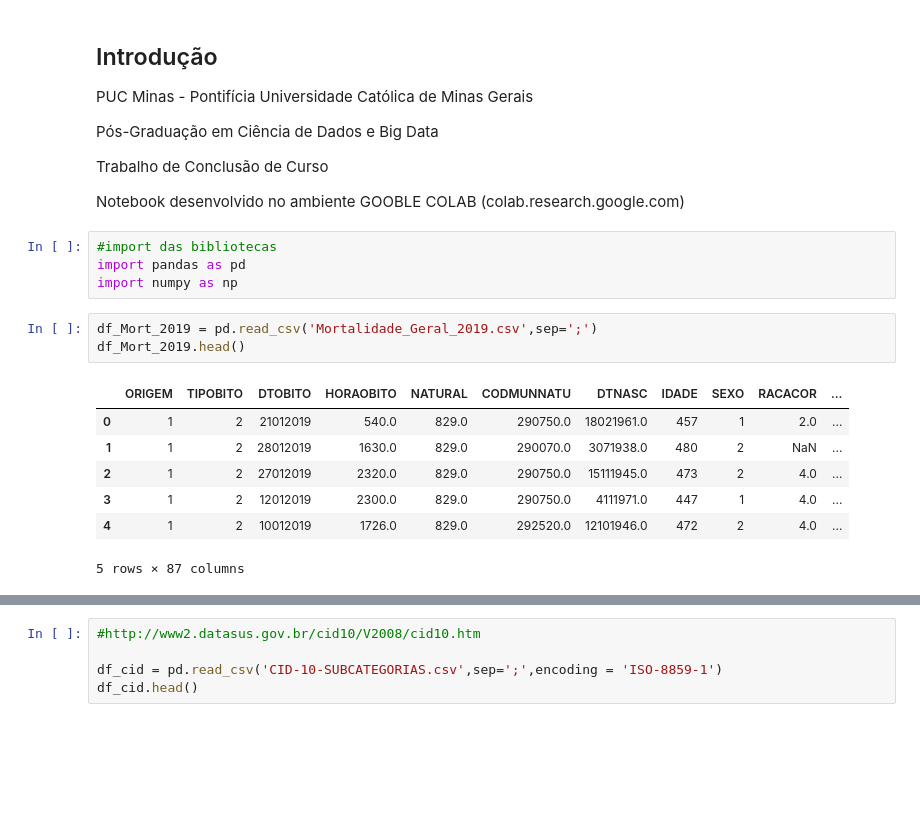
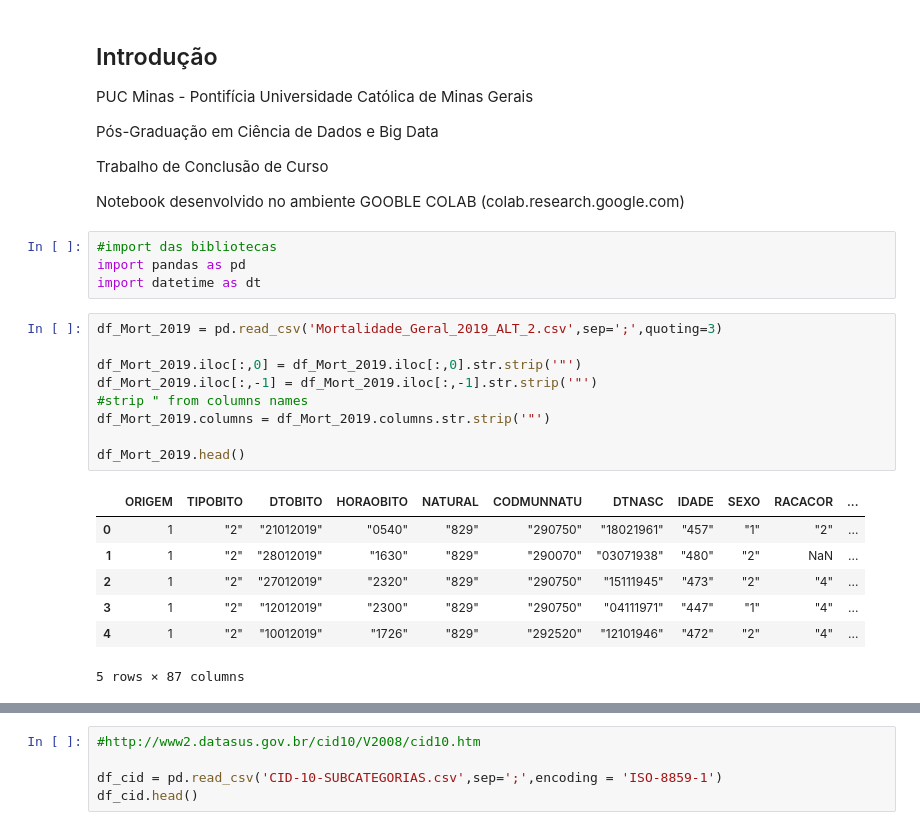
Before and after one commit to drianc/TCC-PUC-MINAS, a Jupyter notebook: TCC_Ciencia_Dados_PUC_Minas.ipynb, the cells around one changed output, grey strips where cells are left out. Drawn from its saved outputs; the diff is of its cells as text; blank space fills up the shorter version.

```diff
--- a/TCC_Ciencia_Dados_PUC_Minas.ipynb
+++ b/TCC_Ciencia_Dados_PUC_Minas.ipynb
@@ -14,16 +14,22 @@ Notebook desenvolvido no ambiente GOOBLE COLAB (colab.research.google.com)
 # %%
 #import das bibliotecas
 import pandas as pd
-import numpy as np
+import datetime as dt
-# %%
-df_Mort_2019 = pd.read_csv('Mortalidade_Geral_2019.csv',sep=';')
-df_Mort_2019.head()
-# %% [output]
-|  | ORIGEM | TIPOBITO | DTOBITO | HORAOBITO | NATURAL | CODMUNNATU | DTNASC | IDADE | SEXO | RACACOR | ... |
-| 0 | 1 | 2 | 21012019 | 540.0 | 829.0 | 290750.0 | 18021961.0 | 457 | 1 | 2.0 | ... |
-| 1 | 1 | 2 | 28012019 | 1630.0 | 829.0 | 290070.0 | 3071938.0 | 480 | 2 | NaN | ... |
-| 2 | 1 | 2 | 27012019 | 2320.0 | 829.0 | 290750.0 | 15111945.0 | 473 | 2 | 4.0 | ... |
-| 3 | 1 | 2 | 12012019 | 2300.0 | 829.0 | 290750.0 | 4111971.0 | 447 | 1 | 4.0 | ... |
-| 4 | 1 | 2 | 10012019 | 1726.0 | 829.0 | 292520.0 | 12101946.0 | 472 | 2 | 4.0 | ... |
-5 rows × 87 columns
+# %%
+df_Mort_2019 = pd.read_csv('Mortalidade_Geral_2019_ALT_2.csv',sep=';',quoting=3)
+
+df_Mort_2019.iloc[:,0] = df_Mort_2019.iloc[:,0].str.strip('"')
+df_Mort_2019.iloc[:,-1] = df_Mort_2019.iloc[:,-1].str.strip('"')
+#strip " from columns names
+df_Mort_2019.columns = df_Mort_2019.columns.str.strip('"')
+
+df_Mort_2019.head()
+# %% [output]
+|  | ORIGEM | TIPOBITO | DTOBITO | HORAOBITO | NATURAL | CODMUNNATU | DTNASC | IDADE | SEXO | RACACOR | ... |
+| 0 | 1 | "2" | "21012019" | "0540" | "829" | "290750" | "18021961" | "457" | "1" | "2" | ... |
+| 1 | 1 | "2" | "28012019" | "1630" | "829" | "290070" | "03071938" | "480" | "2" | NaN | ... |
+| 2 | 1 | "2" | "27012019" | "2320" | "829" | "290750" | "15111945" | "473" | "2" | "4" | ... |
+| 3 | 1 | "2" | "12012019" | "2300" | "829" | "290750" | "04111971" | "447" | "1" | "4" | ... |
+| 4 | 1 | "2" | "10012019" | "1726" | "829" | "292520" | "12101946" | "472" | "2" | "4" | ... |
+5 rows × 87 columns
 # %%
```
Also changed, not shown: parts of 22 cells of this notebook.
